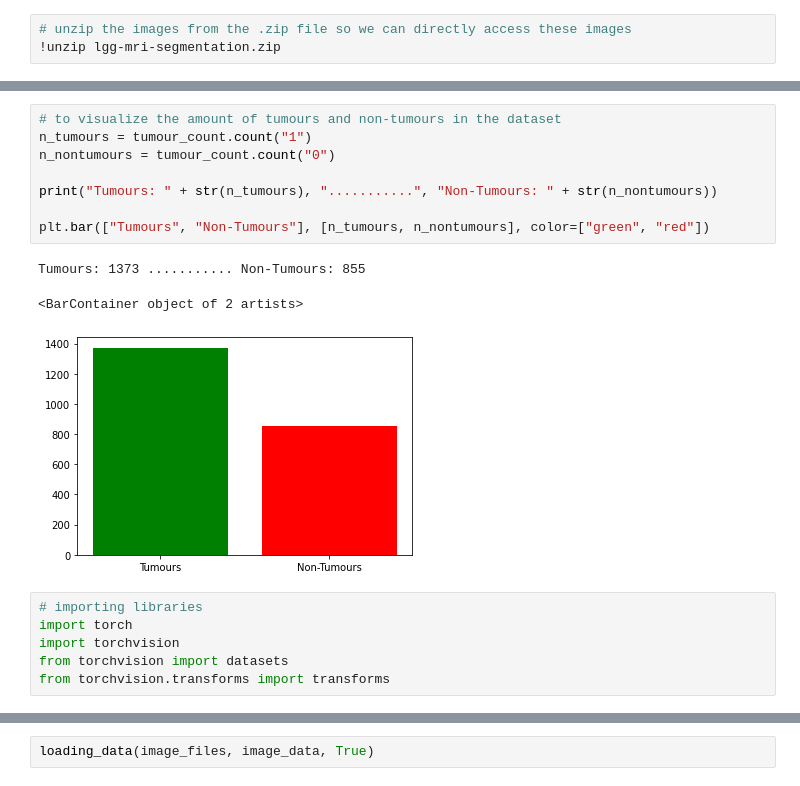
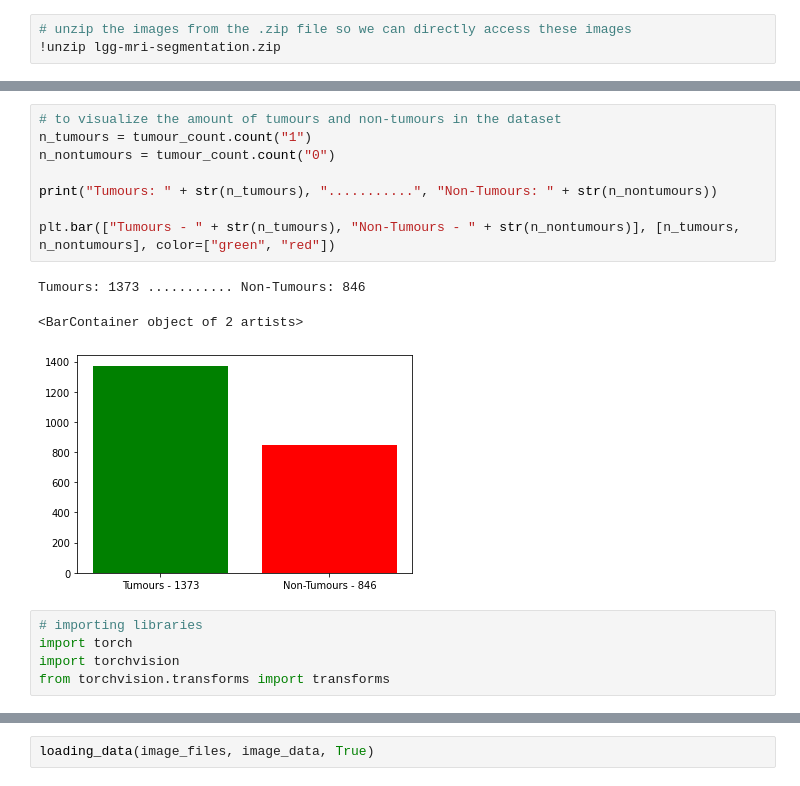
Before and after one commit to shizacharania/Brain-Tumour-Segmentation, a Jupyter notebook: Brain_Tumour_Segmentation_Dice_Loss.ipynb, the cells around one changed output, grey strips where cells are left out. Cells and saved outputs as stored; diff of their text form.

```diff
--- a/Brain_Tumour_Segmentation_Dice_Loss.ipynb
+++ b/Brain_Tumour_Segmentation_Dice_Loss.ipynb
@@ -95,20 +94,19 @@ print(files_df)
 # %%
 # to visualize the amount of tumours and non-tumours in the dataset
 n_tumours = tumour_count.count("1")
 n_nontumours = tumour_count.count("0")
 
 print("Tumours: " + str(n_tumours), "...........", "Non-Tumours: " + str(n_nontumours))
 
-plt.bar(["Tumours", "Non-Tumours"], [n_tumours, n_nontumours], color=["green", "red"])
+plt.bar(["Tumours - " + str(n_tumours), "Non-Tumours - " + str(n_nontumours)], [n_tumours, n_nontumours], color=["green", "red"])
 # %% [output]
-Tumours: 1373 ........... Non-Tumours: 855
+Tumours: 1373 ........... Non-Tumours: 846
 <BarContainer object of 2 artists>
-[figure, old version]
+[figure, new version]
 # %%
 # importing libraries
 import torch
 import torchvision
-from torchvision import datasets
 from torchvision.transforms import transforms
 # %%
 # finding mean and standard deviation for the dataset
```
Also changed, not shown: parts of 11 cells of this notebook.
